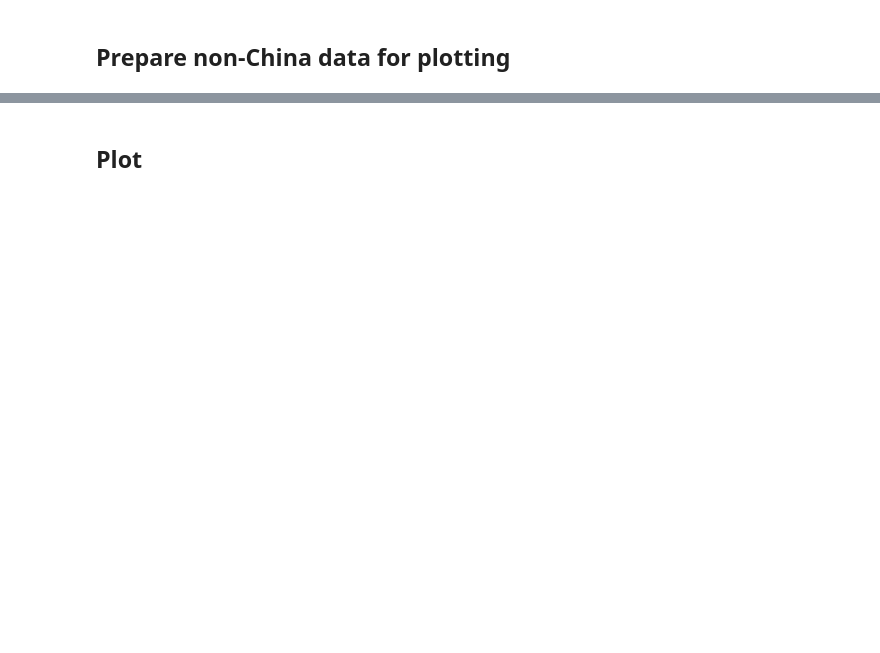
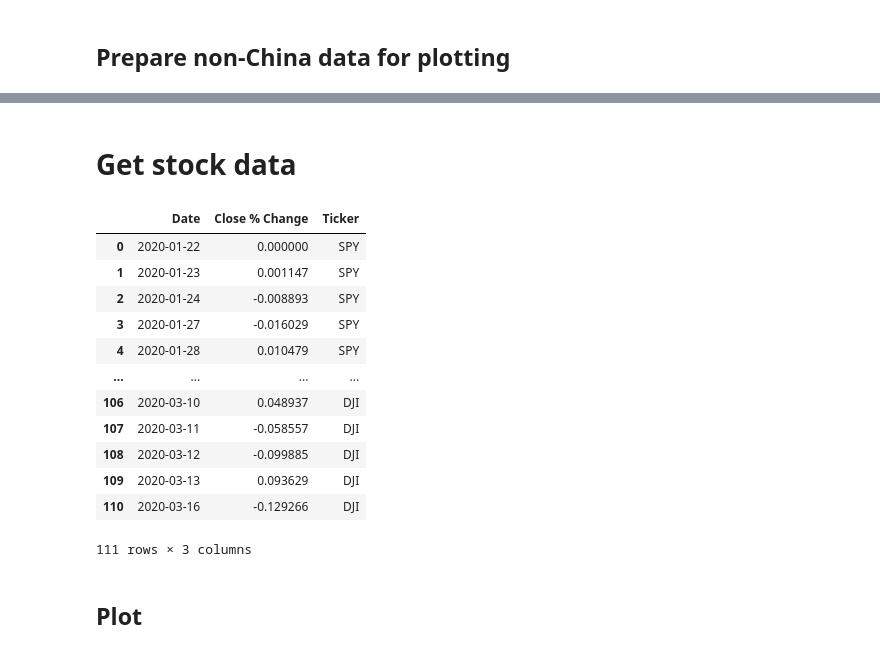
Before and after one commit to ivanmkc/covid19, a Jupyter notebook: covid.ipynb, the cells around one changed output, grey strips where cells are left out. Saved outputs shown, nothing was run; the diff lists cells and outputs as text; code cells hidden in the pictures; blank space fills up the shorter version.

```diff
--- a/covid.ipynb
+++ b/covid.ipynb
@@ -25,5 +25,7 @@ df = df.drop(['Lat', 'Long', 'provincestate'], axis=1)
 df_confirmed = df.melt(var_name='date', value_name='confirmed', id_vars='countryregion')
 df_confirmed['date'] = pd.to_datetime(df_confirmed['date'])
 
-print('Retrieved results from {} to {}'.format(df_confirmed['date'].min(), df_confirmed['date'].max()))
+date_min = df_confirmed['date'].min()
+date_max = df_confirmed['date'].max()
+print('Retrieved results from {} to {}'.format(date_min, date_max))
 # %% [output]
@@ -87,3 +157,36 @@ df_non_china_prepared.head()
+# %% [markdown]
+# Get stock data
+# %%
+import yfinance as yf
+
+def getStockInfo(tickerSymbol, date_min, date_max):
+    msft = yf.Ticker(tickerSymbol)
+    stocks = msft.history(start=date_min, end=date_max)
+    stocks['Ticker'] = tickerSymbol
+    stocks['Close % Change'] = stocks['Close'].pct_change().fillna(0)
+    return stocks[['Close % Change', 'Ticker']]
+
+from functools import reduce
+
+stocks_to_track = ['SPY', 'AC', 'DJI']
+
+stocks = pd.concat(map(lambda x: getStockInfo(x, date_min, date_max), stocks_to_track)).reset_index()
+
+stocks.head(200)
+# %% [output]
+|  | Date | Close % Change | Ticker |
+| 0 | 2020-01-22 | 0.000000 | SPY |
+| 1 | 2020-01-23 | 0.001147 | SPY |
+| 2 | 2020-01-24 | -0.008893 | SPY |
+| 3 | 2020-01-27 | -0.016029 | SPY |
+| 4 | 2020-01-28 | 0.010479 | SPY |
+| ... | ... | ... | ... |
+| 106 | 2020-03-10 | 0.048937 | DJI |
+| 107 | 2020-03-11 | -0.058557 | DJI |
+| 108 | 2020-03-12 | -0.099885 | DJI |
+| 109 | 2020-03-13 | 0.093629 | DJI |
+| 110 | 2020-03-16 | -0.129266 | DJI |
+111 rows × 3 columns
 # %% [markdown]
 ## Plot
 # %%
```
Also changed, not shown: parts of 12 cells of this notebook, 1 other file.
